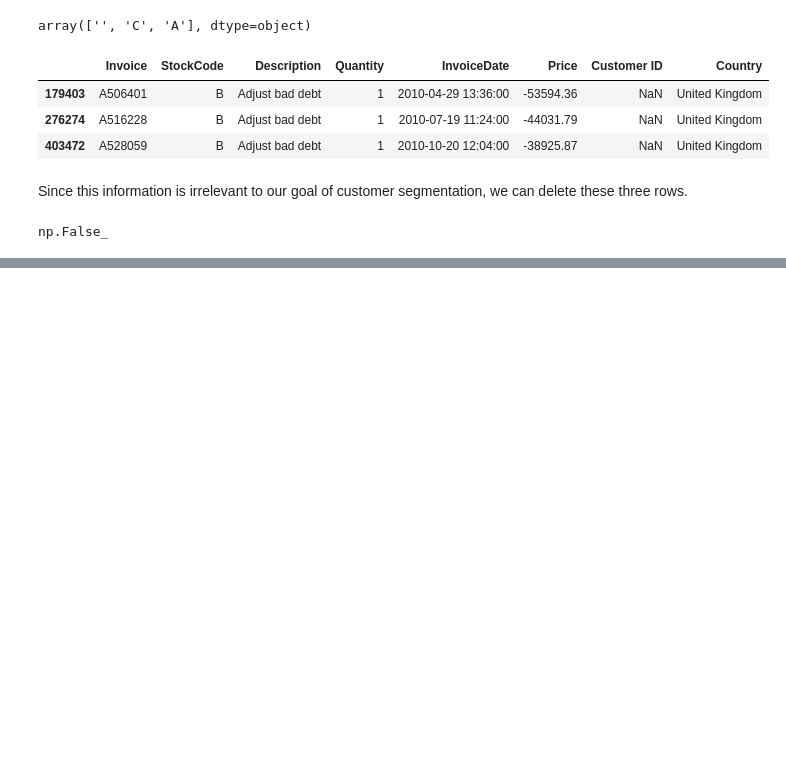
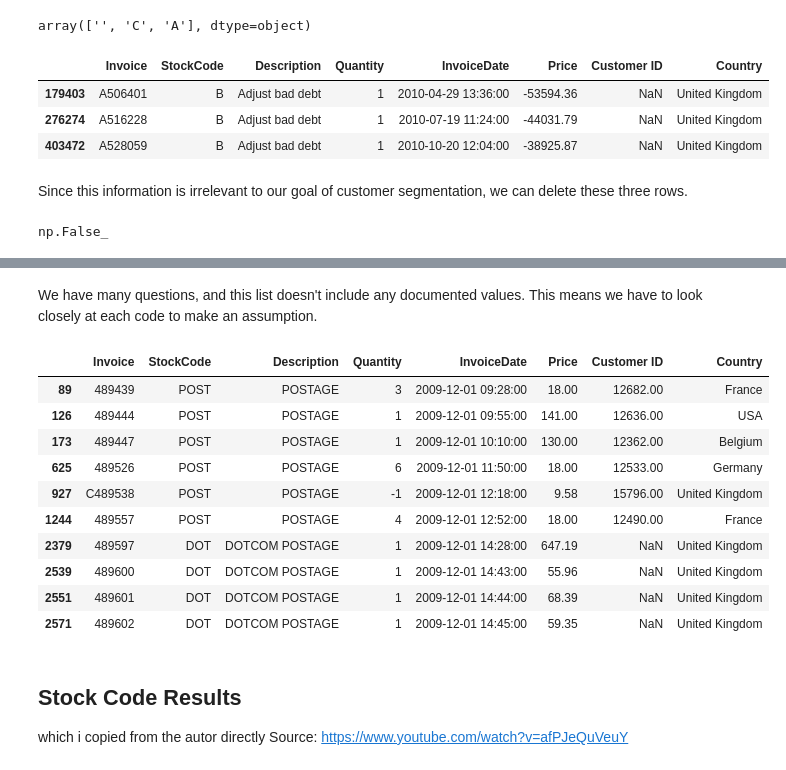
Before and after one commit to EmiTR/KMeans_Clustering, a Jupyter notebook: Kmeans_Customers_Segmentation.ipynb, the cells around one changed output, grey strips where cells are left out. Saved outputs shown, nothing was run; the diff lists cells and outputs as text; code cells hidden in the pictures; blank space fills up the shorter version.

```diff
--- a/Kmeans_Customers_Segmentation.ipynb
+++ b/Kmeans_Customers_Segmentation.ipynb
@@ -167,0 +184,21 @@ df[df["StockCode"].str.match(r'^\d{5}$') == False].head(10)
+# %% [markdown]
+We have many questions, and this list doesn't include any documented values. This means we have to look closely at each code to make an assumption.
+# %%
+df[df["StockCode"].str.contains("POST") | df["StockCode"].str.contains("DOT")].head(10)
+# example checking rows with StockCode containing 'POST' or 'DOT'
+# %% [output]
+|  | Invoice | StockCode | Description | Quantity | InvoiceDate | Price | Customer ID | Country |
+| 89 | 489439 | POST | POSTAGE | 3 | 2009-12-01 09:28:00 | 18.00 | 12682.00 | France |
+| 126 | 489444 | POST | POSTAGE | 1 | 2009-12-01 09:55:00 | 141.00 | 12636.00 | USA |
+| 173 | 489447 | POST | POSTAGE | 1 | 2009-12-01 10:10:00 | 130.00 | 12362.00 | Belgium |
+| 625 | 489526 | POST | POSTAGE | 6 | 2009-12-01 11:50:00 | 18.00 | 12533.00 | Germany |
+| 927 | C489538 | POST | POSTAGE | -1 | 2009-12-01 12:18:00 | 9.58 | 15796.00 | United Kingdom |
+| 1244 | 489557 | POST | POSTAGE | 4 | 2009-12-01 12:52:00 | 18.00 | 12490.00 | France |
+| 2379 | 489597 | DOT | DOTCOM POSTAGE | 1 | 2009-12-01 14:28:00 | 647.19 | NaN | United Kingdom |
+| 2539 | 489600 | DOT | DOTCOM POSTAGE | 1 | 2009-12-01 14:43:00 | 55.96 | NaN | United Kingdom |
+| 2551 | 489601 | DOT | DOTCOM POSTAGE | 1 | 2009-12-01 14:44:00 | 68.39 | NaN | United Kingdom |
+| 2571 | 489602 | DOT | DOTCOM POSTAGE | 1 | 2009-12-01 14:45:00 | 59.35 | NaN | United Kingdom |
+# %% [markdown]
+## Stock Code Results
+which i copied from the autor directly
+Source: https://www.youtube.com/watch?v=afPJeQuVeuY
```
Also changed, not shown: parts of 3 cells of this notebook.
